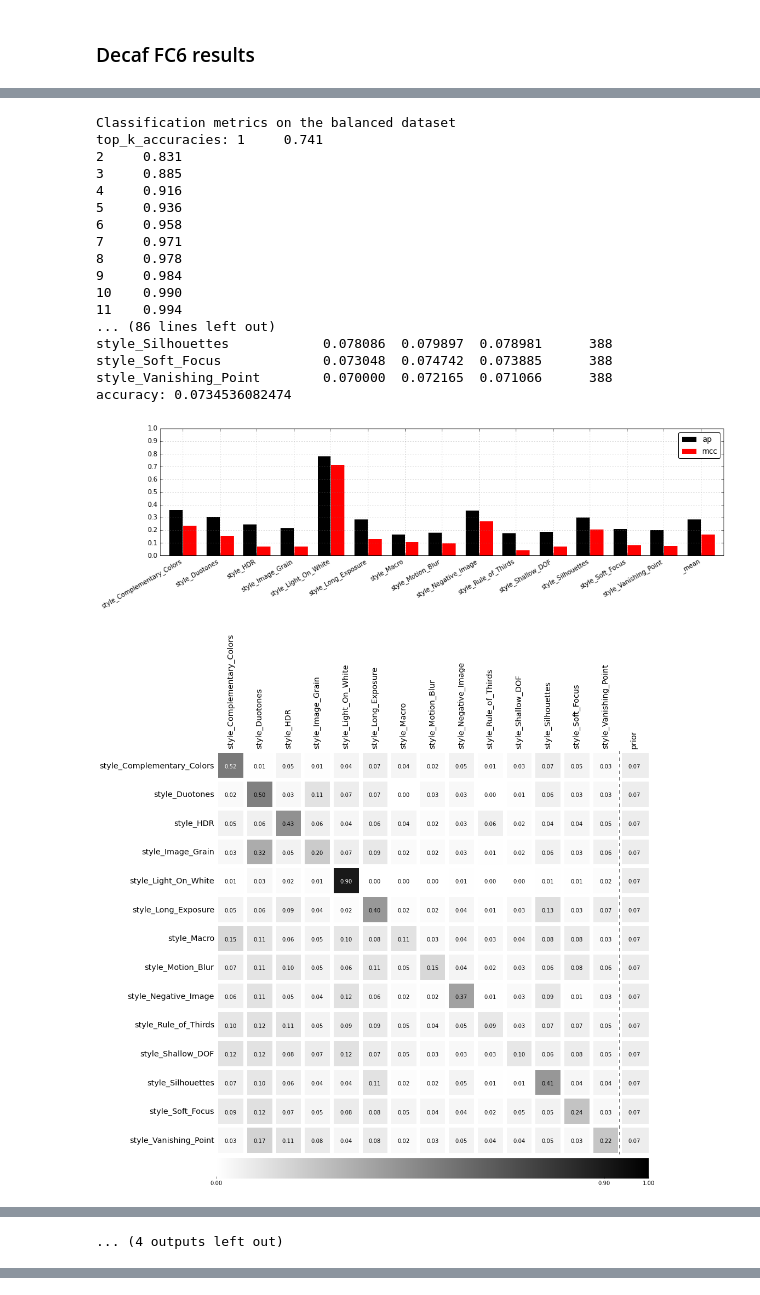
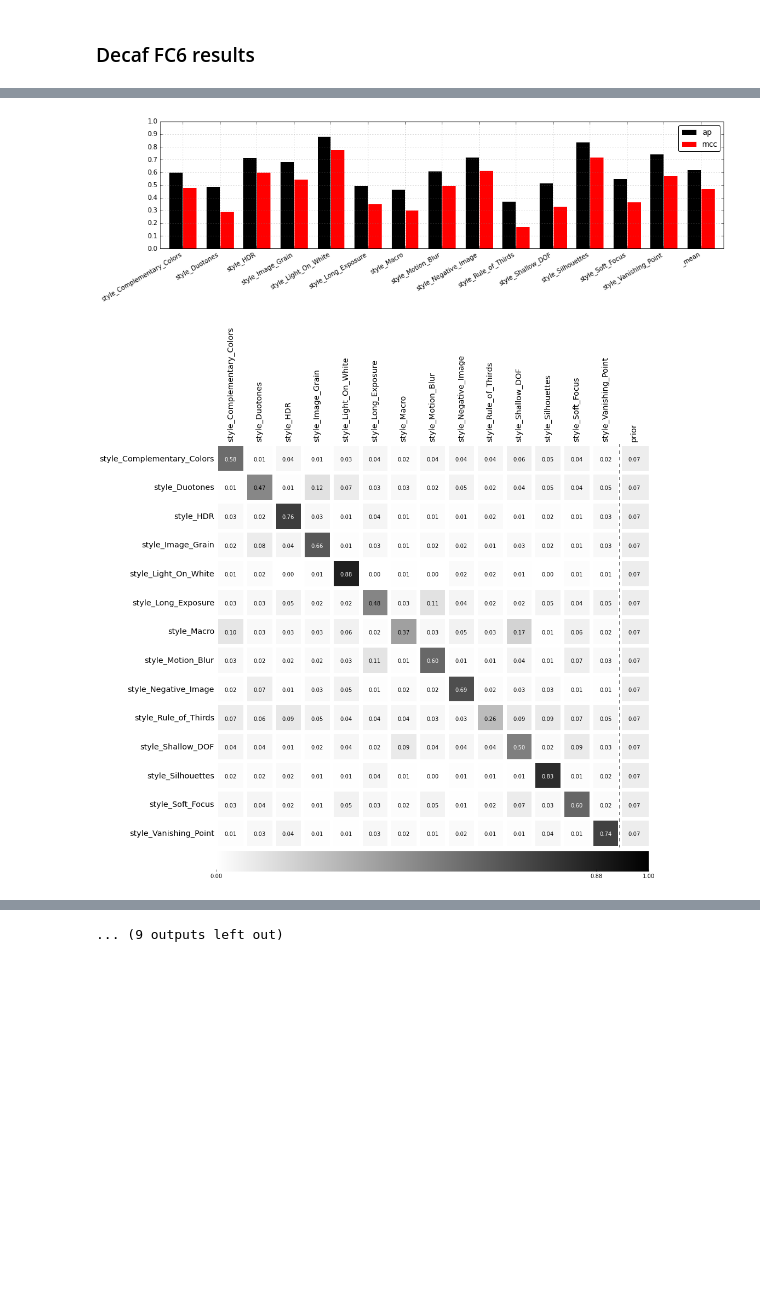
Before and after one commit to sergeyk/vislab, a Jupyter notebook: notebooks/ava style results.ipynb, the cells around one changed output, grey strips where cells are left out. Drawn from its saved outputs; the diff is of its cells as text; code cells hidden in the pictures; blank space fills up the shorter version.

Commit message:
final experiments sheet, and lots of new results on ava_style

```diff
--- a/notebooks/ava style results.ipynb
+++ b/notebooks/ava style results.ipynb
@@ -10,7 +10,7 @@ import vislab.datasets
 import vislab.results
 # %%
 results_df, preds_panel = aphrodite.results.load_pred_results(
-    'ava_style_oct22', '/Users/sergeyk/work/aphrodite/data/results2', multiclass=True, force=True)
+    'ava_style_oct22', '/Users/sergeyk/work/aphrodite/data/results3', multiclass=True, force=True)
 pred_prefix = 'pred'
 print preds_panel.minor_axis
 preds_panel
@@ -56,7 +56,7 @@ Minor_axis axis: decaf_fc6  vw to split
 label_df = vislab.datasets.ava.get_style_df()
 # %%
 mc_metrics = vislab.results.multiclass_metrics_feat_comparison(
-    preds_panel, label_df, pred_prefix, features=['lab_hist  vw', 'mc_bit False vw', 'gist_256 False vw', '_random'],
+    preds_panel, label_df, pred_prefix, features=preds_panel.minor_axis,
     balanced=True, with_plot=True, with_print=True)
 # %% [output]
 Looks like the preds frame already has gt info.
@@ -79,19 +79,2 @@ Looks like the preds frame already has gt info.
-Classification metrics on the balanced dataset
-top_k_accuracies: 1     0.741
-2     0.831
-3     0.885
-4     0.916
-5     0.936
-6     0.958
-7     0.971
-8     0.978
-9     0.984
-10    0.990
-11    0.994
-... (86 lines left out)
-style_Silhouettes            0.078086  0.079897  0.078981      388
-style_Soft_Focus             0.073048  0.074742  0.073885      388
-style_Vanishing_Point        0.070000  0.072165  0.071066      388
-accuracy: 0.0734536082474
-[figure, old version]
+[figure, new version]
-[figure, old version]
+[figure, new version]
@@ -106 +88,0 @@ accuracy: 0.0734536082474
-... (4 outputs left out)
@@ -106,0 +90 @@ accuracy: 0.0734536082474
+... (9 outputs left out)
```
Also changed, not shown: parts of 9 cells of this notebook, 2 other files.
